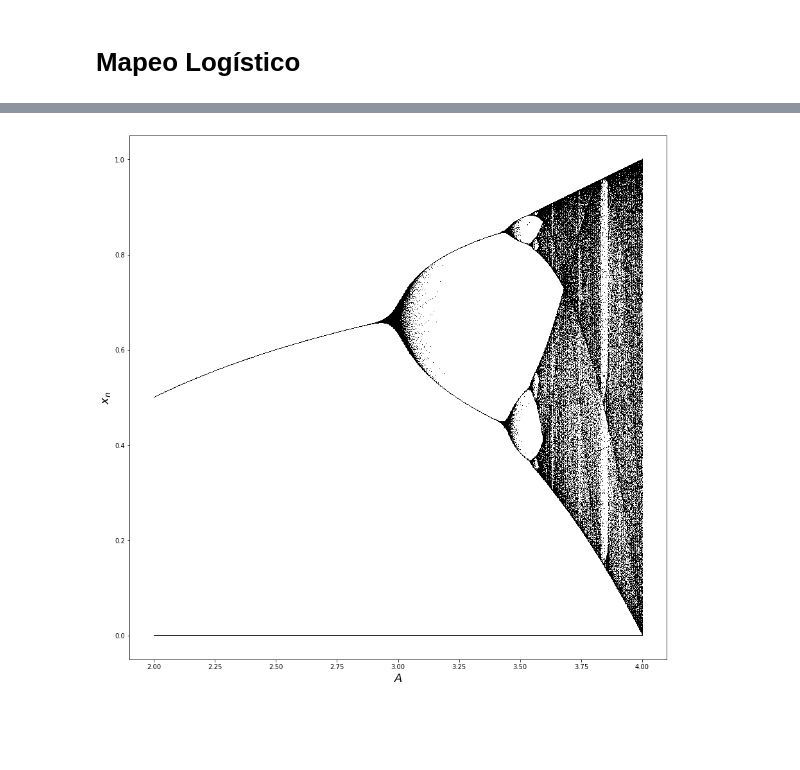
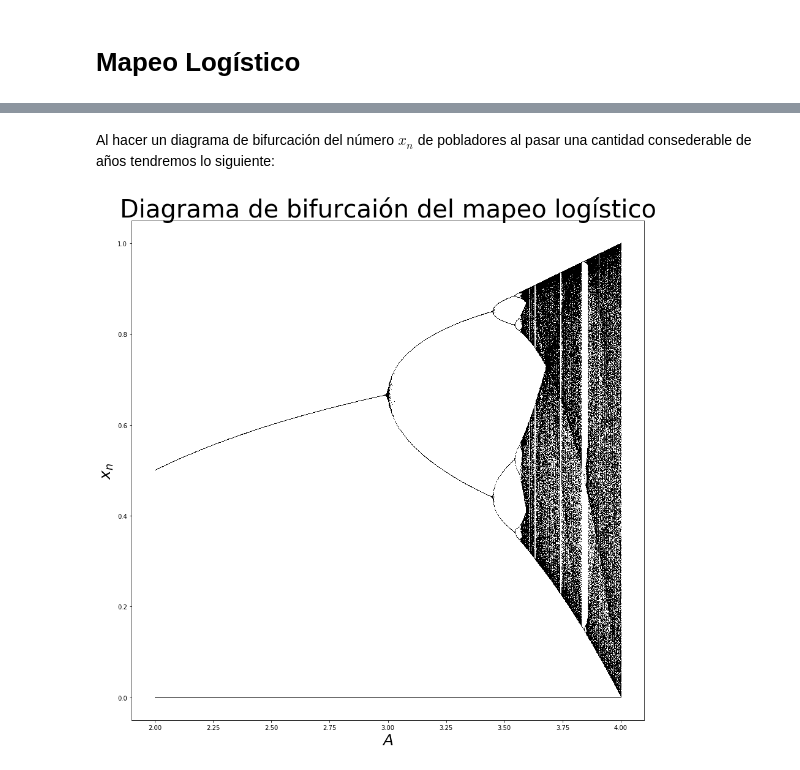
Before and after one commit to MecAnalitica/tarea2-Oscar2401, a Jupyter notebook: Proyecto/Caos_programas/Mapeo_Logistico .ipynb, the cells around one changed output, grey strips where cells are left out. Cells and saved outputs as stored; diff of their text form; code cells hidden in the pictures; blank space fills up the shorter version.

```diff
--- a/Proyecto/Caos_programas/Mapeo_Logistico .ipynb
+++ b/Proyecto/Caos_programas/Mapeo_Logistico .ipynb
@@ -17,0 +73,7 @@ def fun(n,r,x_0):
+# %%
+#Graficamos
+plt.figure(figsize=(20,5))
+for i in range(len(F_2)):
+    plt.plot(np.linspace(1,n_2,n_2),F_2[i],'o-')
+plt.xlabel('Población', fontsize = 20)
+plt.ylabel('Años', fontsize = 20)
@@ -32,5 +102,8 @@ Valor de x inicial = 0.3
 # %%
+#Graficamos
 plt.figure(figsize=(20,5))
-for i in range(len(F)):
-    plt.plot(np.linspace(1,n,n),F[i],'o-')
+for i in range(len(F_3)):
+    plt.plot(np.linspace(1,n_3,n_3),F_3[i],'o-')
+plt.xlabel('Población', fontsize = 20)
+plt.ylabel('Años', fontsize = 20)
 # %% [output]
@@ -37,0 +116,20 @@ for i in range(len(F)):
+# %%
+plt.figure(figsize=(20,20))
+plt.title('')
+plt.subplot(3,1,1)
+for i in range(len(F_1)):
+    plt.plot(np.linspace(1,n_1,n_1),F_1[i],'ko-')
+plt.ylabel('Población (A = 0.2)', fontsize = 25)
+plt.title('Evolución de pobraciones',fontsize = 30)
+
+plt.subplot(3,1,2)
+for i in range(len(F_2)):
+    plt.plot(np.linspace(1,n_2,n_2),F_2[i],'ko-')
+plt.ylabel('Población (A = 1.6)', fontsize = 25)
+
+plt.subplot(3,1,3)
+for i in range(len(F_3)):
+    plt.plot(np.linspace(1,n_3,n_3),F_3[i],'ko-')
+plt.xlabel('Años', fontsize = 25)
+plt.ylabel('Población (A = 3.7)', fontsize = 25)
+plt.savefig("logistico.jpg") #guardamos la gráfica como imagen jpg
@@ -38,6 +138,8 @@ for i in range(len(F)):
+# %% [markdown]
+Al hacer un diagrama de bifurcación del número $x_n$ de pobladores al pasar una cantidad consederable de años tendremos lo siguiente:
 # %%
-n=50
-r=np.linspace(2,4,1000)
+n = 300
+r = np.linspace(2,4,1000)
 x_0 = np.linspace(0,1,1000)
 F = [[] for x in range(len(x_0))]
 for i in range(len(x_0)):
@@ -46,9 +148,10 @@ for i in range(len(x_0)):
 # %%
 plt.figure(figsize=(15,15))
 for i in range(len(F)):
-    plt.xlabel('$A$',fontsize=18)
-    plt.ylabel('$x_n$',fontsize=18 )
+    plt.xlabel('$A$',fontsize=25)
+    plt.ylabel('$x_n$',fontsize=25 )
     plt.plot(r,F[i],'k,')
+plt.title('Diagrama de bifurcaión del mapeo logístico',fontsize = 40)
 plt.savefig("map_log.jpg")
 # %% [output]
-[figure, old version]
+[figure, new version]
```
Also changed, not shown: parts of 17 cells of this notebook, 15 other files.
